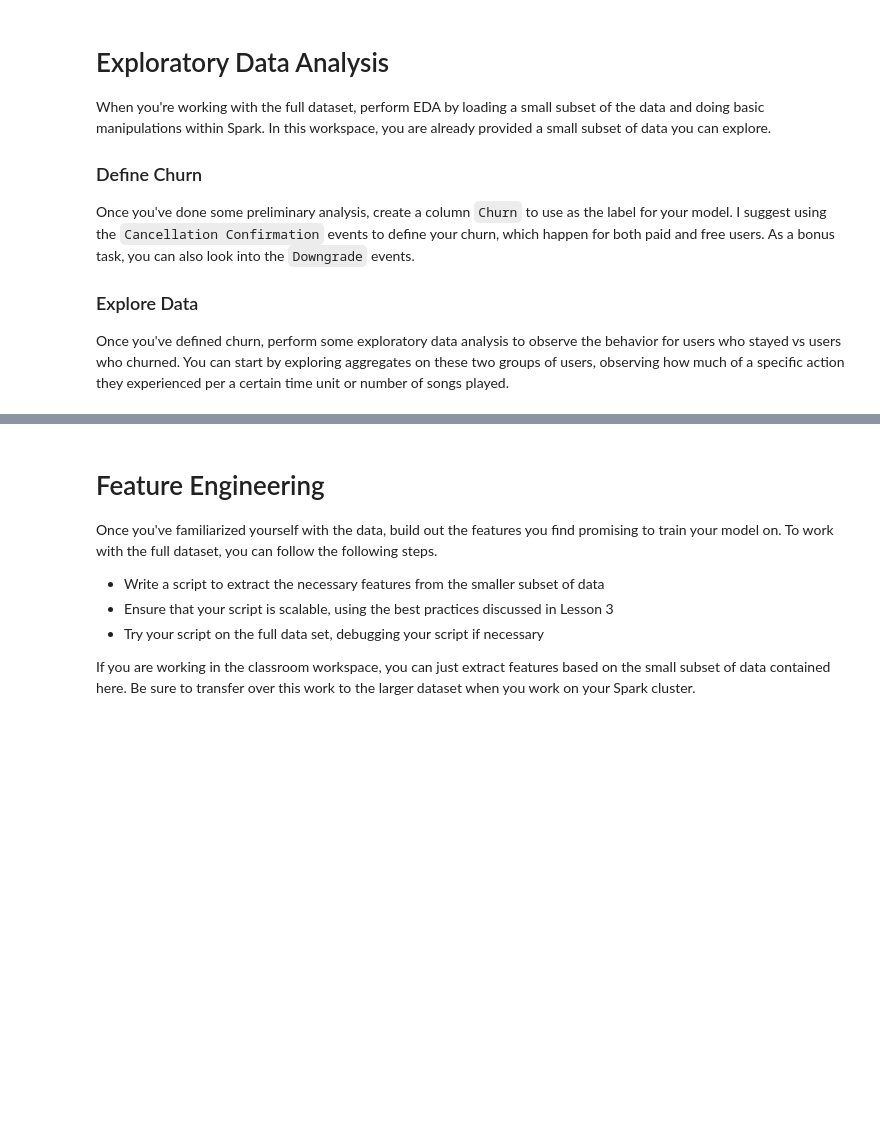
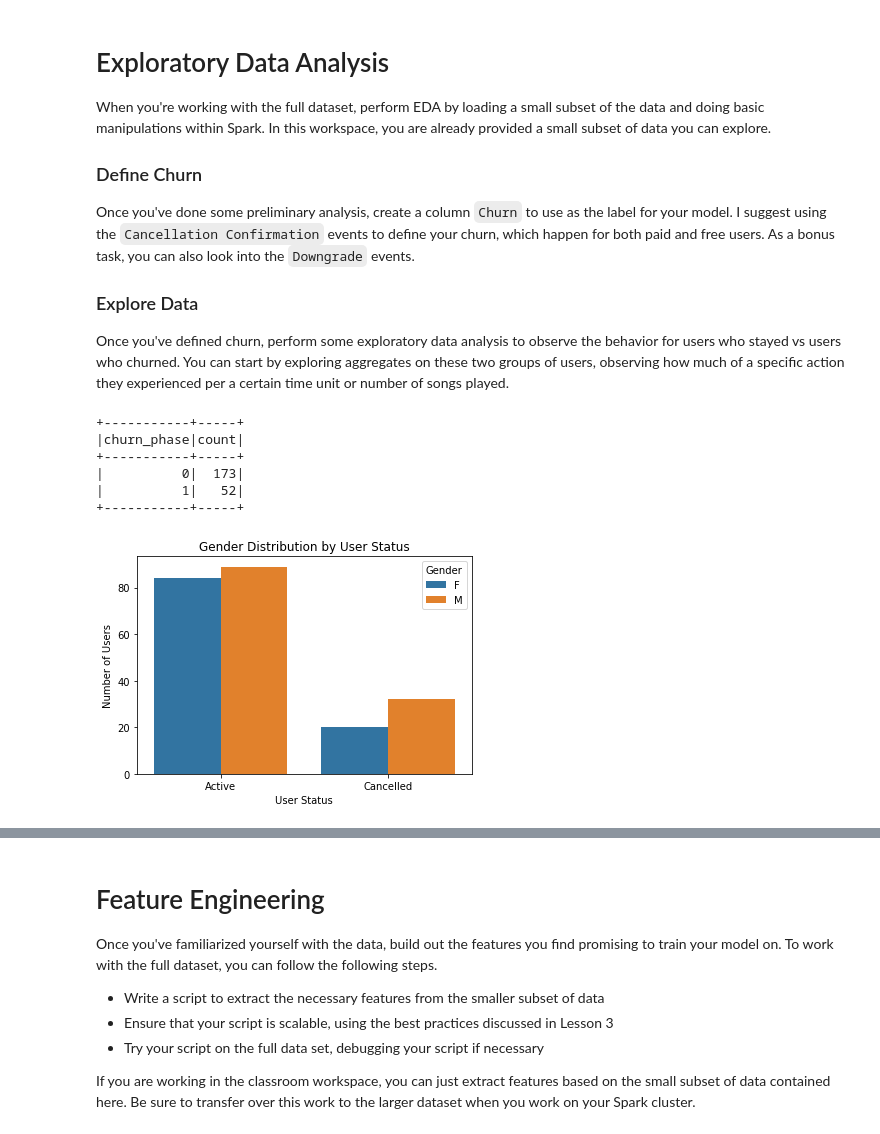
Before and after one commit to Faisal-AlDhuwayhi/Sparkify-Project, a Jupyter notebook: Sparkify.ipynb, the cells around one changed output, grey strips where cells are left out. Saved outputs shown, nothing was run; the diff lists cells and outputs as text; code cells hidden in the pictures; blank space fills up the shorter version.

Commit message:
Exploratory Data Analysis

```diff
--- a/Sparkify.ipynb
+++ b/Sparkify.ipynb
@@ -81,6 +86,9 @@ print("The number of missing values in sessionId column: {}".format(sessionId_na
 # %% [output]
 The number of missing values in userId column: 0
 The number of missing values in sessionId column: 0
+# %%
+# drop rows of missing values of userId or sessionId
+df = df.dropna(how = "any", subset = ["userId", "sessionId"])
 # %%
 # count userId empty values
 userId_empty = df.filter(df.userId == "").count()
@@ -123,3 +131,49 @@ Once you've done some preliminary analysis, create a column `Churn` to use as th
 
 ### Explore Data
 Once you've defined churn, perform some exploratory data analysis to observe the behavior for users who stayed vs users who churned. You can start by exploring aggregates on these two groups of users, observing how much of a specific action they experienced per a certain time unit or number of songs played.
+# %%
+# create new columns with clear representation for the timestamp and registration
+update_time = udf(lambda x: datetime.datetime.fromtimestamp(x / 1000.0).strftime("%m-%d-%Y %H:%M:%S"))
+df = df.withColumn('new_registration', update_time(col('registration')))
+df = df.withColumn('new_ts', update_time(col('ts')))
+# %%
+# create a new column "churn" to label cancellation events
+churn_label = udf(lambda x: 1 if x == "Cancellation Confirmation" else 0, IntegerType())
+df = df.withColumn("churn", churn_label("page"))
+
+# create a new column "downgrade" to label downgrade events
+downgrade_label  = udf(lambda x: 1 if x == "Submit Downgrade" else 0, IntegerType())
+df = df.withColumn("downgrade", downgrade_label("page"))
+# %%
+# create an additive "Fsum" (from 0 to n-1 phases) window for churn and downgrade phases
+downgrade_window = Window.partitionBy('UserId').orderBy(desc("ts")).rangeBetween(Window.unboundedPreceding, 0)
+
+df = df.withColumn("downgrade_phase", Fsum('downgrade').over(downgrade_window))
+
+churn_window = Window.partitionBy("userId").orderBy(desc("ts")).rangeBetween(Window.unboundedPreceding, 0)
+
+df = df.withColumn("churn_phase", Fsum('churn').over(churn_window))
+# %%
+# Number of active and cancelled users
+df.drop_duplicates(['userId']).groupby(['churn_phase']).count().sort("churn_phase").show()
+# %% [output]
++-----------+-----+
+|churn_phase|count|
++-----------+-----+
+|          0|  173|
+|          1|   52|
++-----------+-----+
+# %%
+# Gender Distribution by User Status Plot
+churn_gender = df.drop_duplicates(['userId', 'gender']).groupby(['churn_phase', 'gender']).count() \
+                .sort("churn_phase").toPandas()
+
+sns.barplot(data=churn_gender, x='churn_phase', y='count', hue='gender')
+plt.title("Gender Distribution by User Status")
+plt.xlabel("User Status")
+plt.ylabel("Number of Users")
+user_status = ['Active', 'Cancelled']
+plt.xticks(np.arange(len(user_status)), user_status)
+plt.legend(title='Gender');
+# %% [output]
+[figure, added]
```
Also changed, not shown: parts of 8 cells of this notebook.
